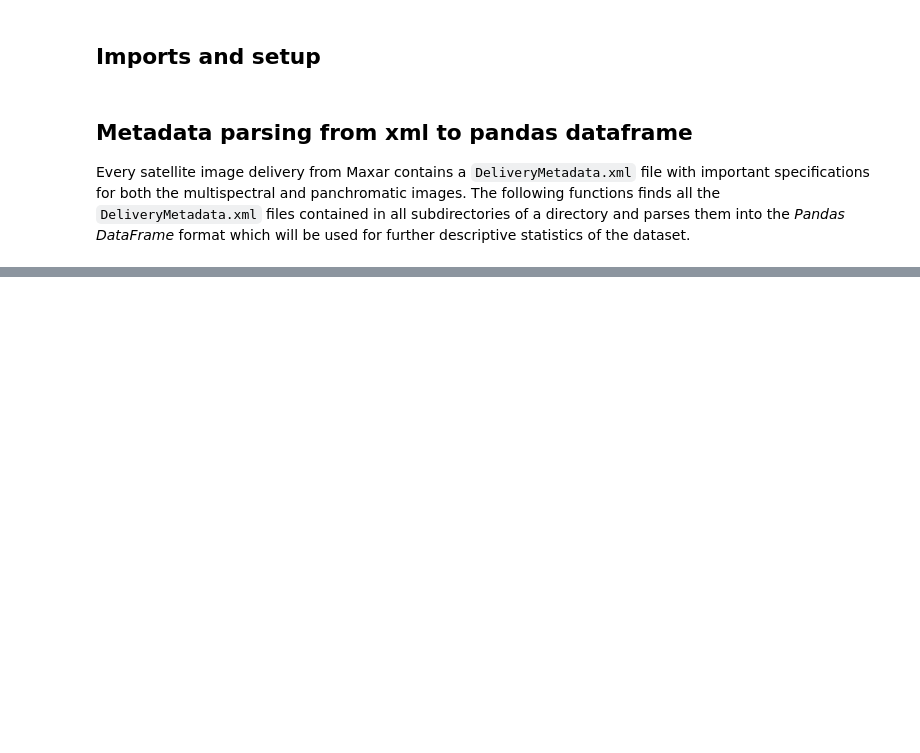
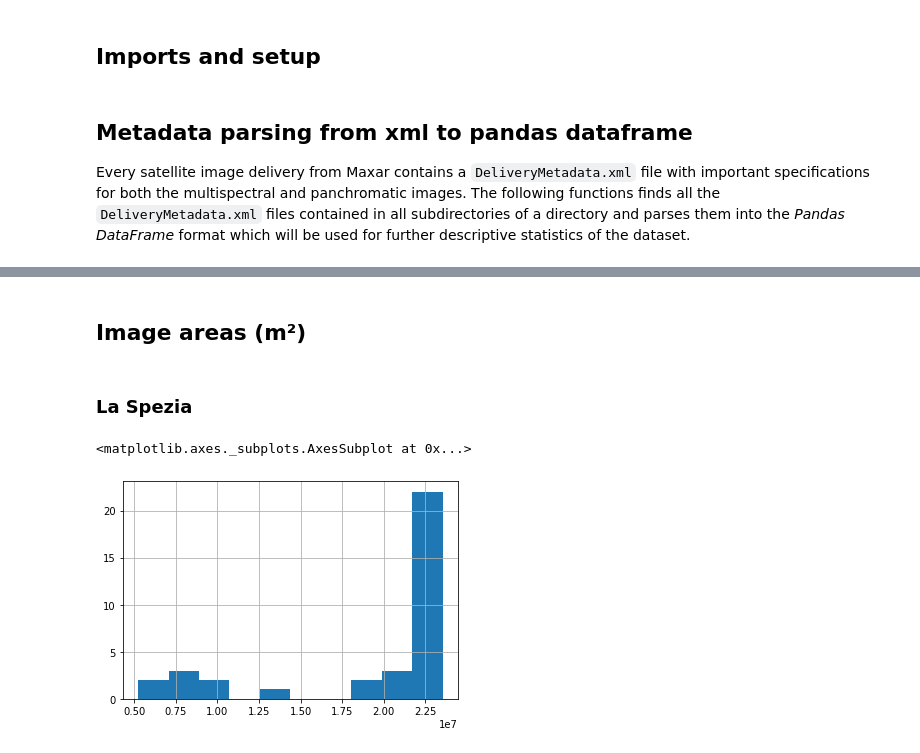
Before and after one commit to onordberg/multispectral-super-resolution, a Jupyter notebook: data-exploration-display-version.ipynb, the cells around one changed output, grey strips where cells are left out. Cells and saved outputs as stored; diff of their text form; code cells hidden in the pictures; blank space fills up the shorter version.

```diff
--- a/data-exploration-display-version.ipynb
+++ b/data-exploration-display-version.ipynb
@@ -105,0 +268,9 @@ images_for_early_trials
+# %% [markdown]
+## Image areas (m²)
+# %% [markdown]
+### La Spezia
+# %%
+meta[meta['area_name'] == 'La_Spezia'].area.hist()
+# %% [output]
+<matplotlib.axes._subplots.AxesSubplot at 0x...>
+[figure, added]
```
Also changed, not shown: parts of 47 cells of this notebook, 1 other file.
